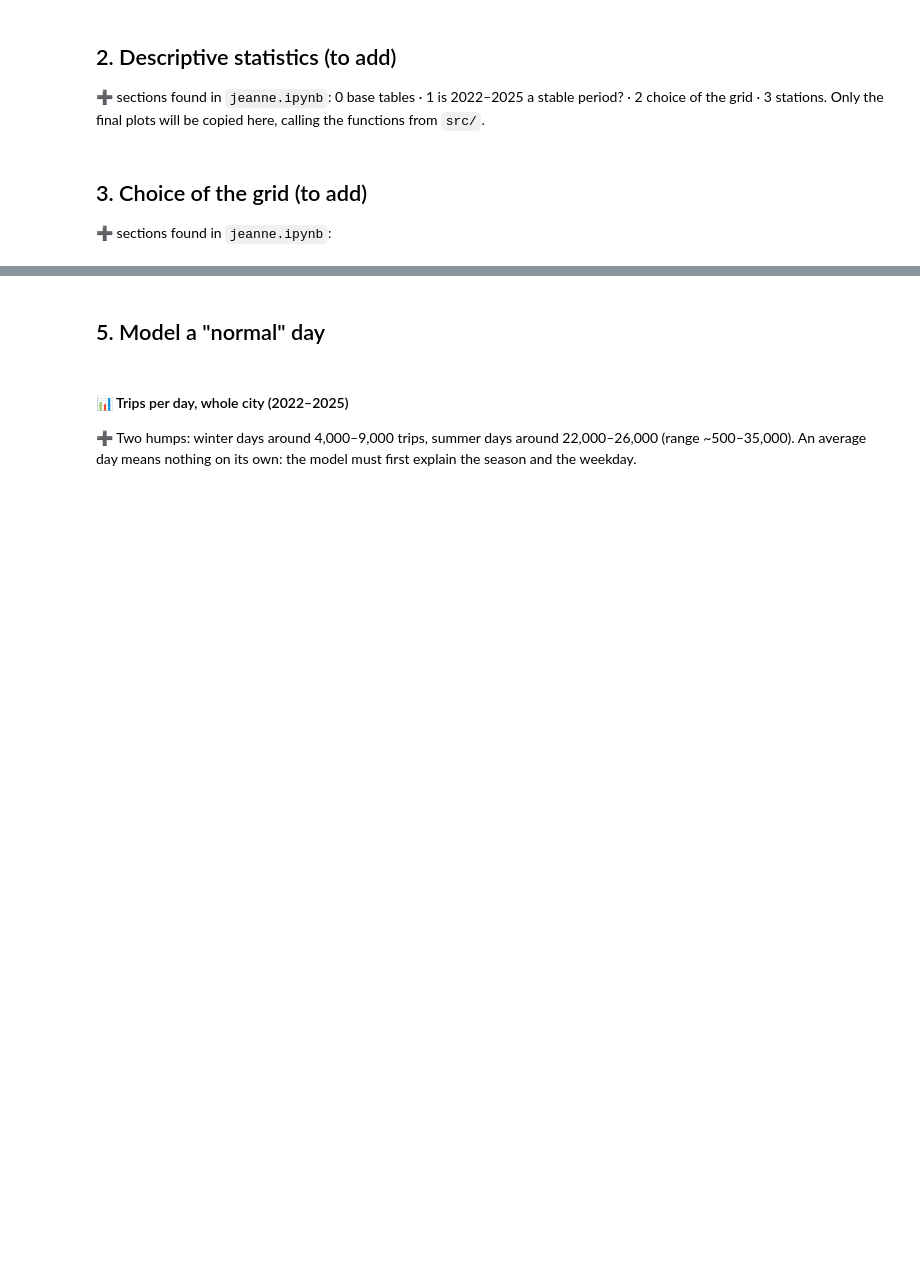
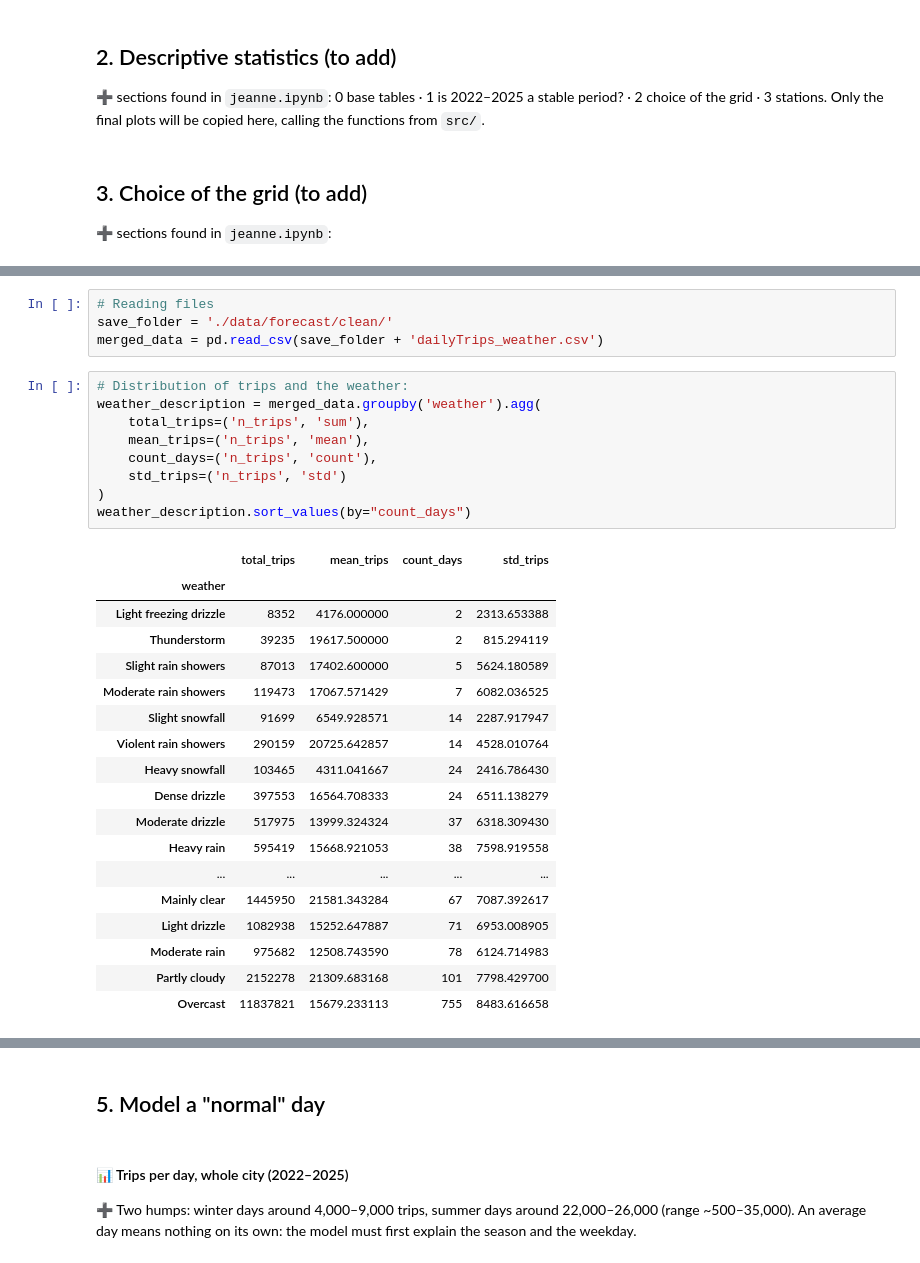
Before and after one commit to laure-cio/ADA-project2026, a Jupyter notebook: results.ipynb, the cells around one changed output, grey strips where cells are left out. Saved outputs shown, nothing was run; the diff lists cells and outputs as text; blank space fills up the shorter version.

```diff
--- a/results.ipynb
+++ b/results.ipynb
@@ -1097,0 +1149,32 @@ id_formats
+# %%
+# Reading files
+save_folder = './data/forecast/clean/'
+merged_data = pd.read_csv(save_folder + 'dailyTrips_weather.csv')
+# %%
+# Distribution of trips and the weather:
+weather_description = merged_data.groupby('weather').agg(
+    total_trips=('n_trips', 'sum'),
+    mean_trips=('n_trips', 'mean'),
+    count_days=('n_trips', 'count'),
+    std_trips=('n_trips', 'std')
+)
+weather_description.sort_values(by="count_days")
+# %% [output]
+|  | total_trips | mean_trips | count_days | std_trips |
+| weather |  |  |  |  |
+| Light freezing drizzle | 8352 | 4176.000000 | 2 | 2313.653388 |
+| Thunderstorm | 39235 | 19617.500000 | 2 | 815.294119 |
+| Slight rain showers | 87013 | 17402.600000 | 5 | 5624.180589 |
+| Moderate rain showers | 119473 | 17067.571429 | 7 | 6082.036525 |
+| Slight snowfall | 91699 | 6549.928571 | 14 | 2287.917947 |
+| Violent rain showers | 290159 | 20725.642857 | 14 | 4528.010764 |
+| Heavy snowfall | 103465 | 4311.041667 | 24 | 2416.786430 |
+| Dense drizzle | 397553 | 16564.708333 | 24 | 6511.138279 |
+| Moderate drizzle | 517975 | 13999.324324 | 37 | 6318.309430 |
+| Heavy rain | 595419 | 15668.921053 | 38 | 7598.919558 |
+| ... | ... | ... | ... | ... |
+| Mainly clear | 1445950 | 21581.343284 | 67 | 7087.392617 |
+| Light drizzle | 1082938 | 15252.647887 | 71 | 6953.008905 |
+| Moderate rain | 975682 | 12508.743590 | 78 | 6124.714983 |
+| Partly cloudy | 2152278 | 21309.683168 | 101 | 7798.429700 |
+| Overcast | 11837821 | 15679.233113 | 755 | 8483.616658 |
```
Also changed, not shown: parts of 31 cells of this notebook.
